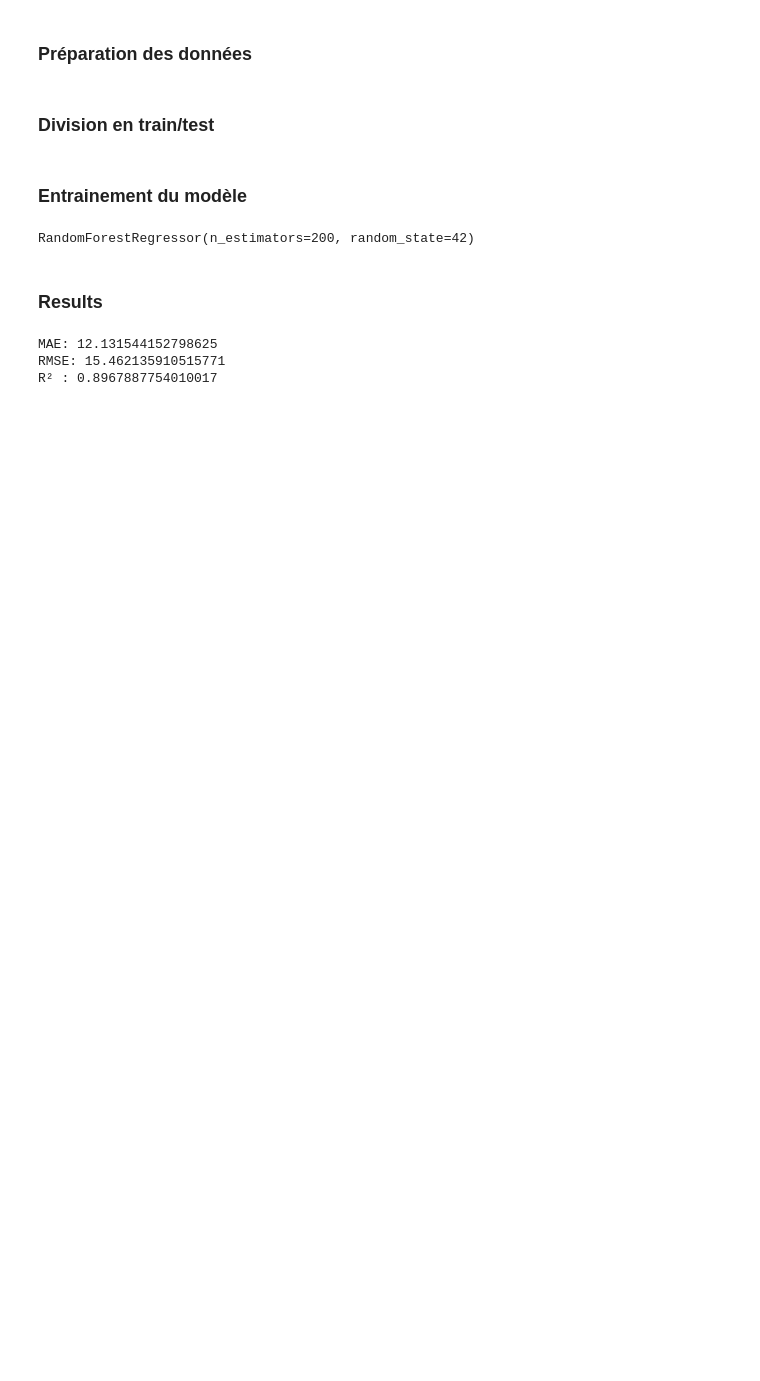
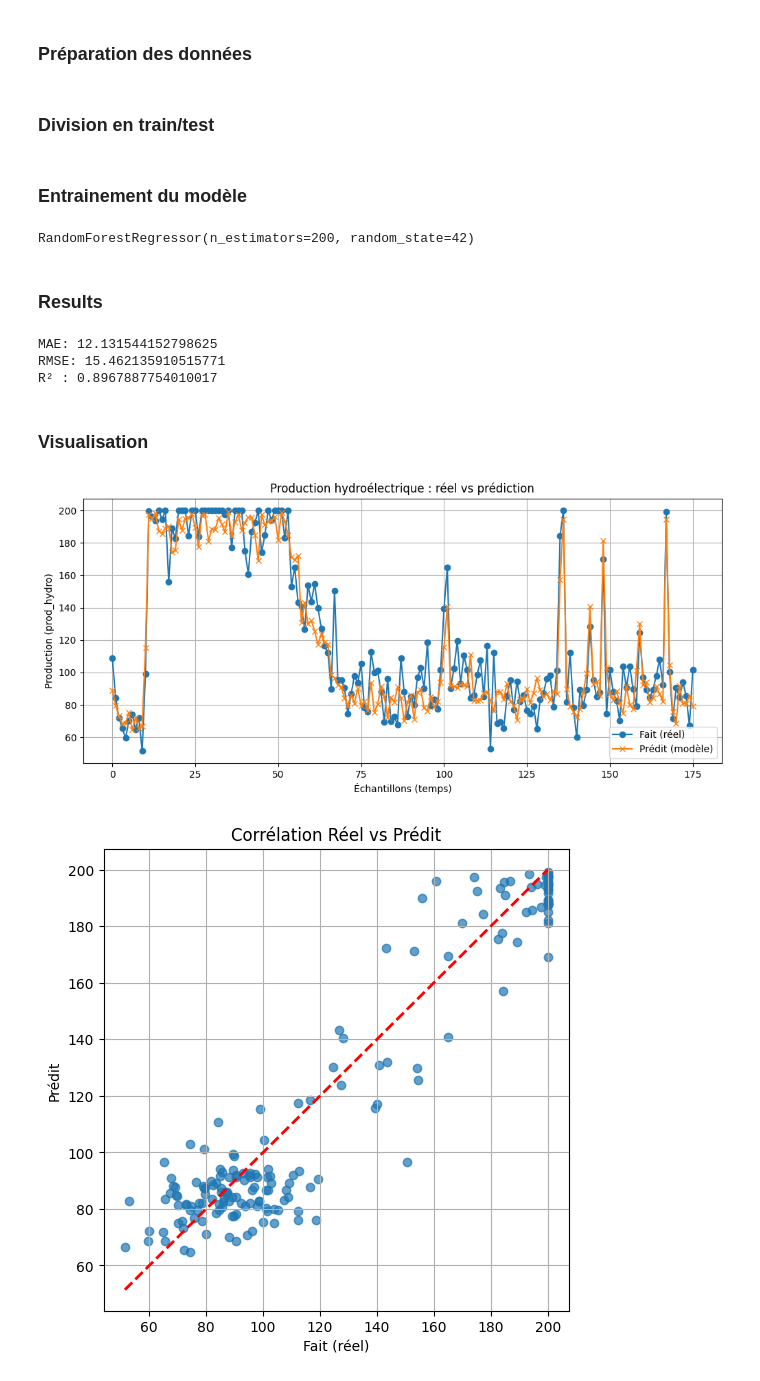
Before and after one commit to kirillsst/Production-EnR, a Jupyter notebook: notebooks/notebook_prod_hydro.ipynb, the cells around one changed output. Drawn from its saved outputs; the diff is of its cells as text; code cells hidden in the pictures; blank space fills up the shorter version.

Commit message:
feat: visualisation

```diff
--- a/notebooks/notebook_prod_hydro.ipynb
+++ b/notebooks/notebook_prod_hydro.ipynb
@@ -152,3 +152,52 @@ print("R² :", r2_score(y_test, y_pred))
 MAE: 12.131544152798625
 RMSE: 15.462135910515771
 R² : 0.8967887754010017
+# %% [markdown]
+### Visualisation
+# %%
+import matplotlib.pyplot as plt
+import numpy as np
+import pandas as pd
+
+plt.figure(figsize=(12, 5))
+plt.plot(y_test.values, label="Fait (réel)", marker='o')
+plt.plot(y_pred, label="Prédit (modèle)", marker='x')
+plt.title("Production hydroélectrique : réel vs prédiction")
+plt.xlabel("Échantillons (temps)")
+plt.ylabel("Production (prod_hydro)")
+plt.legend()
+plt.grid(True)
+plt.show()
+
+plt.figure(figsize=(6, 6))
+plt.scatter(y_test, y_pred, alpha=0.7)
+plt.plot([y_test.min(), y_test.max()], [y_test.min(), y_test.max()], 'r--', lw=2)
+plt.xlabel("Réel")
+plt.ylabel("Prédit")
+plt.title("Corrélation Réel vs Prédit")
+plt.grid(True)
+plt.show()
+
+residuals = y_test - y_pred
+plt.figure(figsize=(8, 4))
+plt.hist(residuals, bins=20, edgecolor='black', alpha=0.7)
+plt.title("Distribution des résidus (erreurs)")
+plt.xlabel("Erreur = Réel - Prédit")
+plt.ylabel("Fréquence")
+plt.grid(True)
+plt.show()
+
+if hasattr(model, "feature_importances_"):
+    importance = pd.Series(model.feature_importances_, index=X_train.columns)
+    importance = importance.sort_values(ascending=True)
+
+    plt.figure(figsize=(8, 5))
+    importance.plot(kind='barh')
+    plt.title("Importance des variables (features)")
+    plt.xlabel("Importance")
+    plt.ylabel("Variable")
+    plt.grid(True)
+    plt.show()
+# %% [output]
+[figure, added]
+[figure, added]
```
Also changed, not shown: parts of 1 cell of this notebook.
